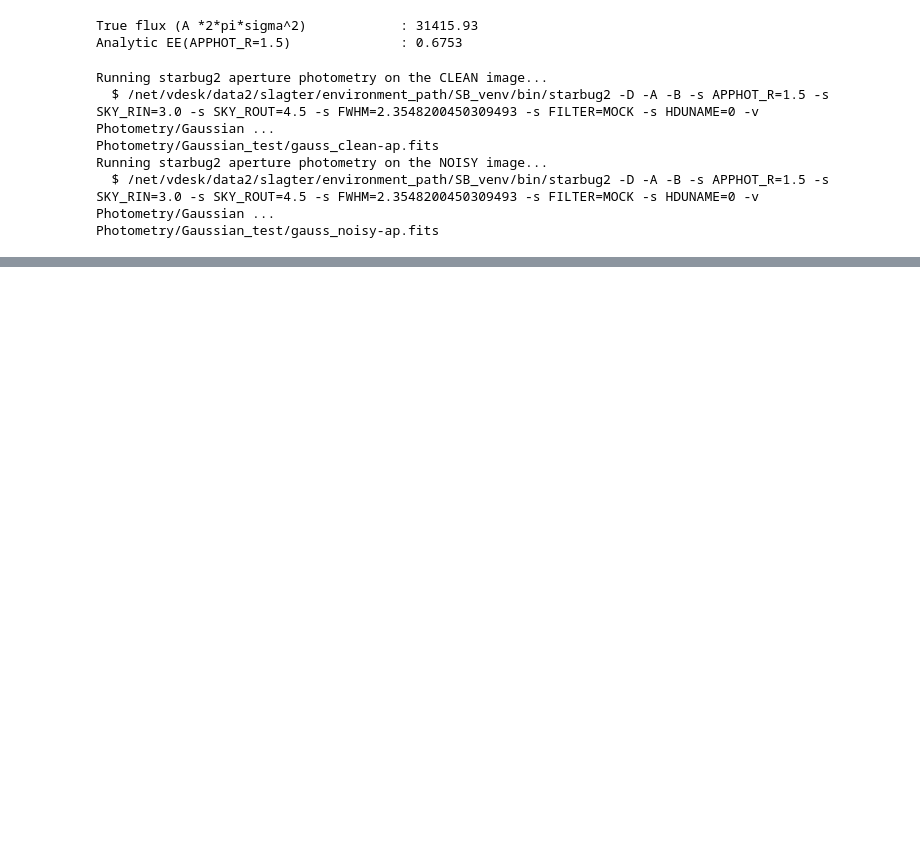
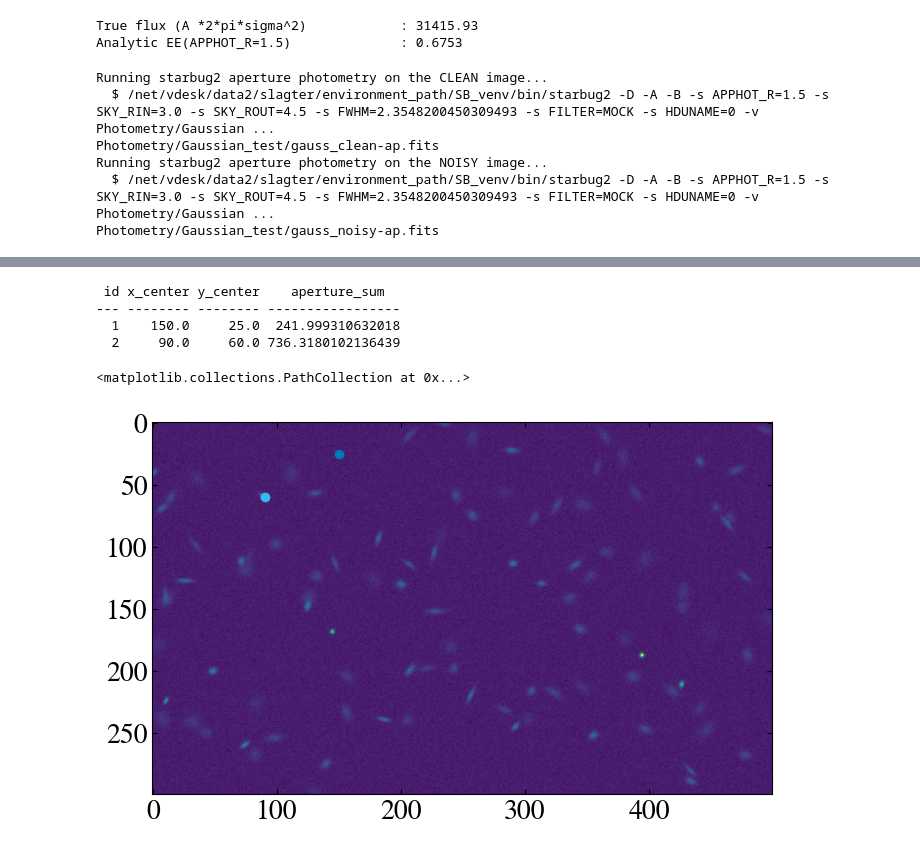
Before and after one commit to LukaSlagter/STRW-MSC, a Jupyter notebook: Photometry/Testing_Starbug.ipynb, the cells around one changed output, grey strips where cells are left out. Drawn from its saved outputs; the diff is of its cells as text; code cells hidden in the pictures; blank space fills up the shorter version.

```diff
--- a/Photometry/Testing_Starbug.ipynb
+++ b/Photometry/Testing_Starbug.ipynb
@@ -151,3 +155,35 @@ sim.plot_cal_steps(
+# %%
+import numpy as np
+import matplotlib.pyplot as plt
+from photutils.datasets import make_100gaussians_image
+from photutils.aperture import CircularAperture, aperture_photometry
+
+# 1. Load or generate a simple test image with sources
+data = make_100gaussians_image()
+
+# 2. Define the pixel positions (x, y) of the source(s)
+positions = [(150.0, 25.0), (90.0, 60.0)]  # Example coordinates
+
+# 3. Create a circular aperture at those positions with radius r = 4.0 pixels
+apertures = CircularAperture(positions, r=4.0)
+
+# 4. Perform aperture photometry
+phot_table = aperture_photometry(data, apertures)
+
+# 5. Print the resulting table with measured fluxes
+print(phot_table)
+# %% [output]
+ id x_center y_center    aperture_sum
+--- -------- -------- -----------------
+  1    150.0     25.0  241.999310632018
+  2     90.0     60.0 736.3180102136439
+# %%
+plt.imshow(data)
+plt.scatter(*positions[0])
+plt.scatter(*positions[1])
+# %% [output]
+<matplotlib.collections.PathCollection at 0x...>
+[figure, added]
 # %%
 def smooth(sigma, R1=2, R2=3):
     return (R1/R2)**2 * (1-np.exp(-R2**2/(2*sigma)))/ (1-np.exp(-R1**2/(2*sigma)))
```
Also changed, not shown: parts of 5 cells of this notebook, 45 other files.
